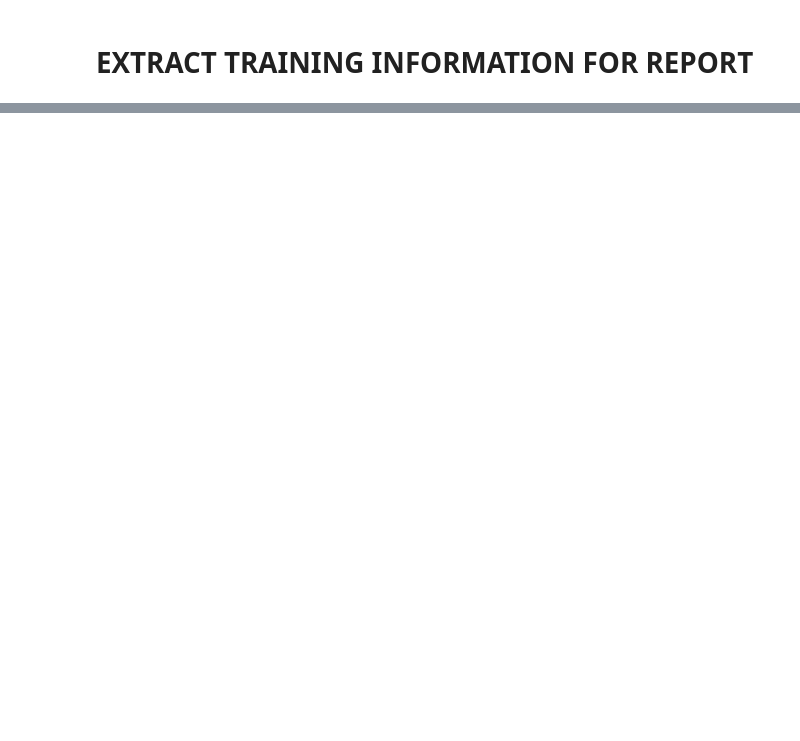
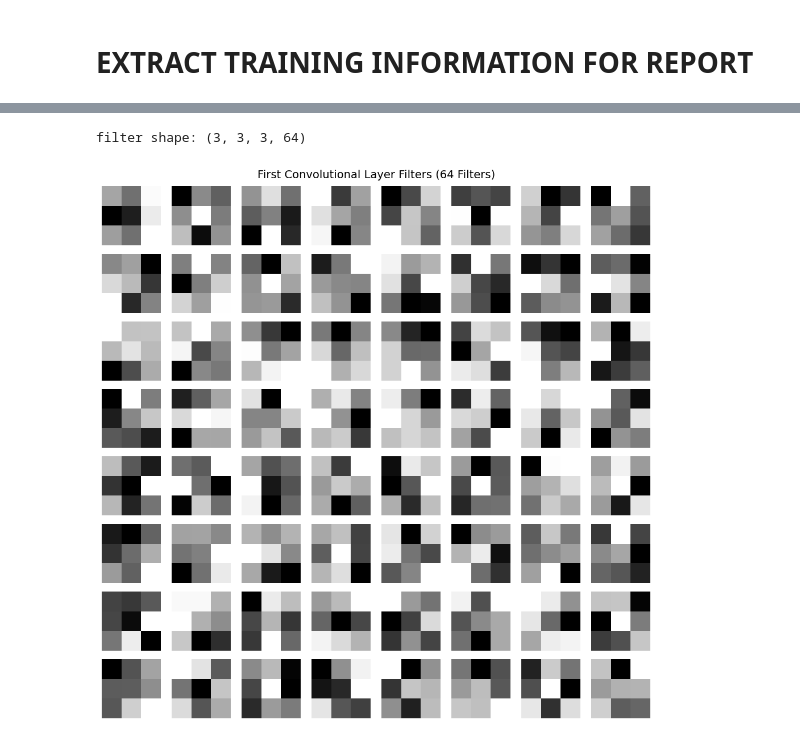
Before and after one commit to aroraneel/CNN-Project, a Jupyter notebook: Deep Convolutional Neural Network for Fashion-MNIST Image Classification/project.ipynb, the cells around one changed output, grey strips where cells are left out. Drawn from its saved outputs; the diff is of its cells as text; code cells hidden in the pictures; blank space fills up the shorter version.

```diff
--- a/Deep Convolutional Neural Network for Fashion-MNIST Image Classification/project.ipynb
+++ b/Deep Convolutional Neural Network for Fashion-MNIST Image Classification/project.ipynb
@@ -344,0 +508,31 @@ Best Validation Accuracy: 0.9279999732971191
+# %%
+# VISUALIZE FIRST CONV LAYER FILTERS
+
+# Get weights from first Conv layer
+filters, biases = model.layers[0].get_weights()
+
+print("filter shape:", filters.shape)
+# Expected: (3, 3, 3, 64)
+
+# Normalize filters for visualization
+f_min, f_max = filters.min(), filters.max()
+filters = (filters - f_min) / (f_max - f_min)
+
+# Plot 64 filters in 8x8 grid
+plt.figure(figsize=(10,10))
+
+for i in range(64):
+    plt.subplot(8,8,i+1)
+
+    # Average across RGB channels to display as grayscale
+    filter_img = np.mean(filters[:,:,:,i], axis=-1)
+
+    plt.imshow(filter_img, cmap="gray")
+    plt.axis("off")
+
+plt.suptitle("First Convolutional Layer Filters (64 Filters)", fontsize=14)
+plt.tight_layout()
+plt.show()
+# %% [output]
+filter shape: (3, 3, 3, 64)
+[figure, added]
```
Also changed, not shown: parts of 15 cells of this notebook, 1 other file.
